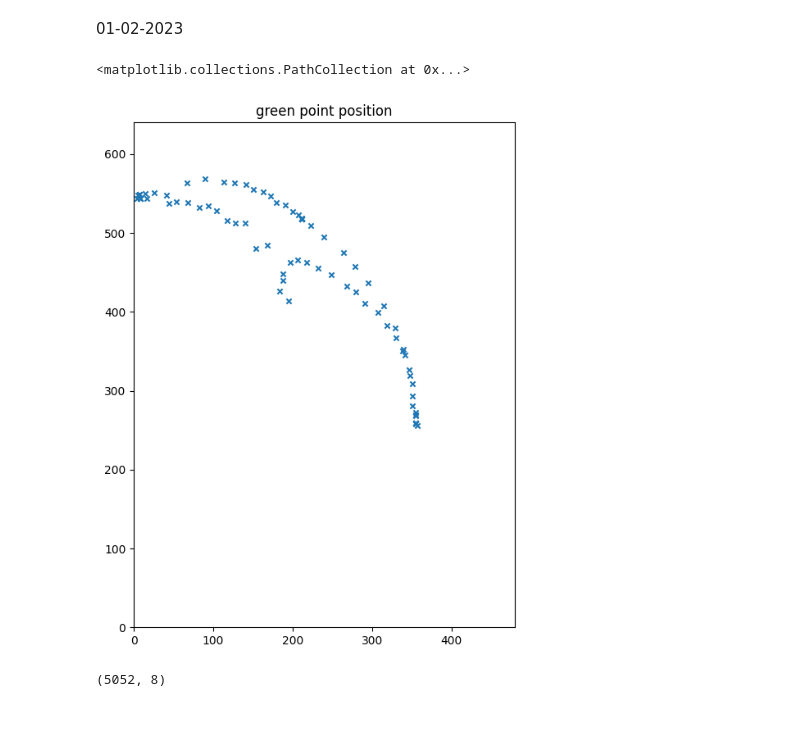
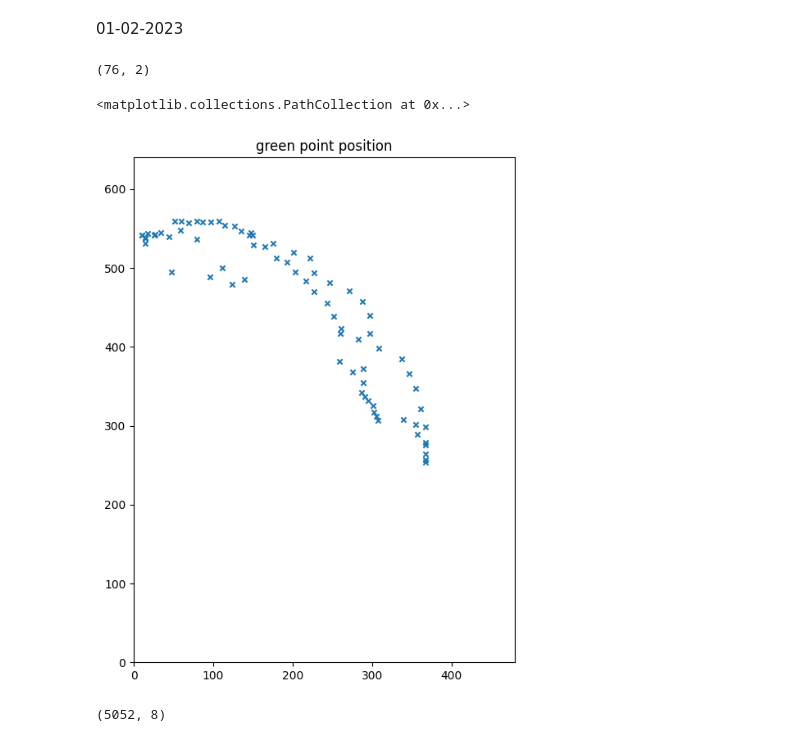
Before and after one commit to XindongXU/TR-DATA-RL, a Jupyter notebook: project_RL/draft.ipynb, the cells around one changed output. Saved outputs shown, nothing was run; the diff lists cells and outputs as text; code cells hidden in the pictures.

```diff
--- a/project_RL/draft.ipynb
+++ b/project_RL/draft.ipynb
@@ -303,16 +303,17 @@ import matplotlib.pyplot as plt
 # %%
 with open('../target_pos_list.npy', 'rb') as f:
     target_pos_list = np.load(f)
-np.shape(target_pos_list)
+print(np.shape(target_pos_list))
 plt.figure(figsize = (6, 8))
 plt.xlim((0, 480))
 plt.ylim((0, 640))
 plt.title('green point position')
 # plt.plot(s_t[0], s_t[1])
 plt.scatter(target_pos_list[:, 0], target_pos_list[:, 1], s = 20, marker = 'x')
 # %% [output]
-<matplotlib.collections.PathCollection at 0x...>
+(76, 2)
+<matplotlib.collections.PathCollection at 0x...>
-[figure, old version]
+[figure, new version]
 # %%
 replay_memory = np.load('../replay_memory_50.npy', allow_pickle=True)
 print(np.shape(replay_memory))
```
Also changed, not shown: 16 other files.
